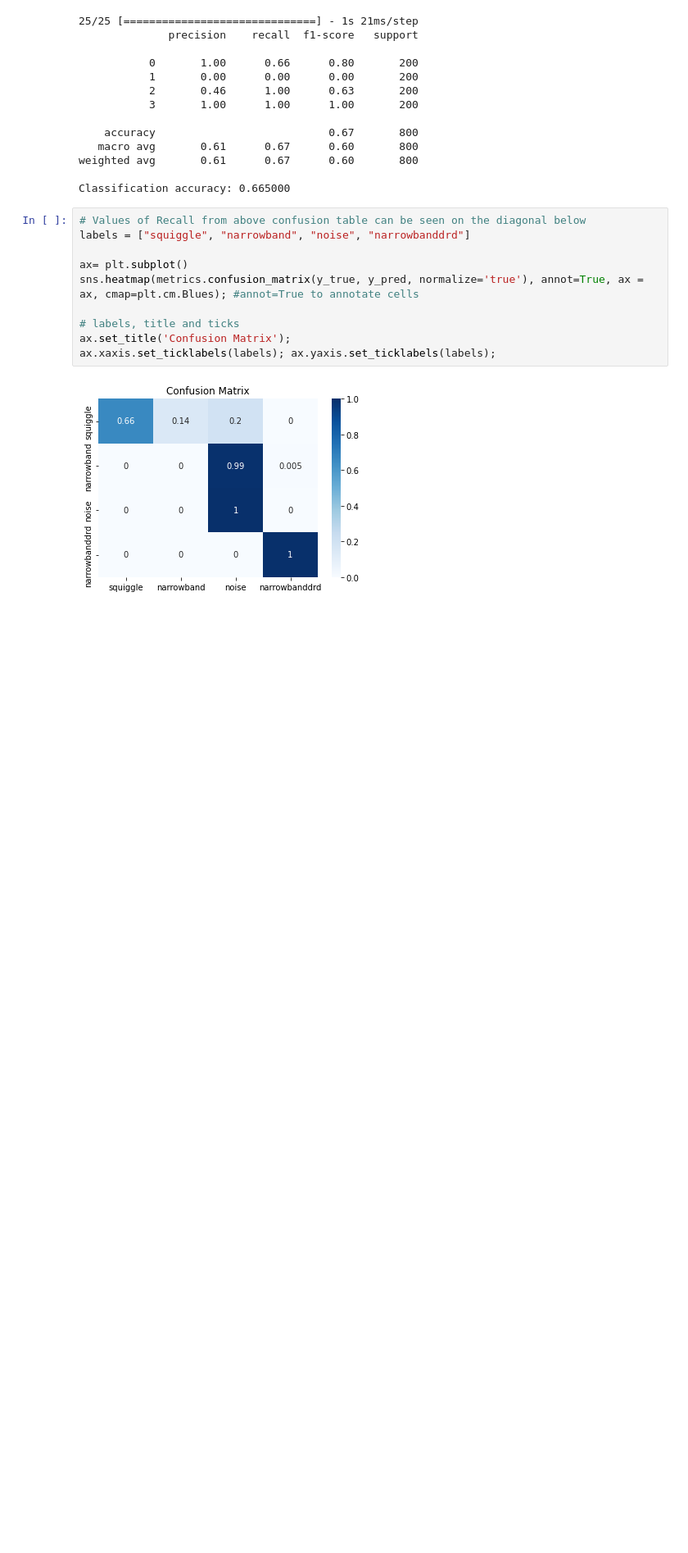
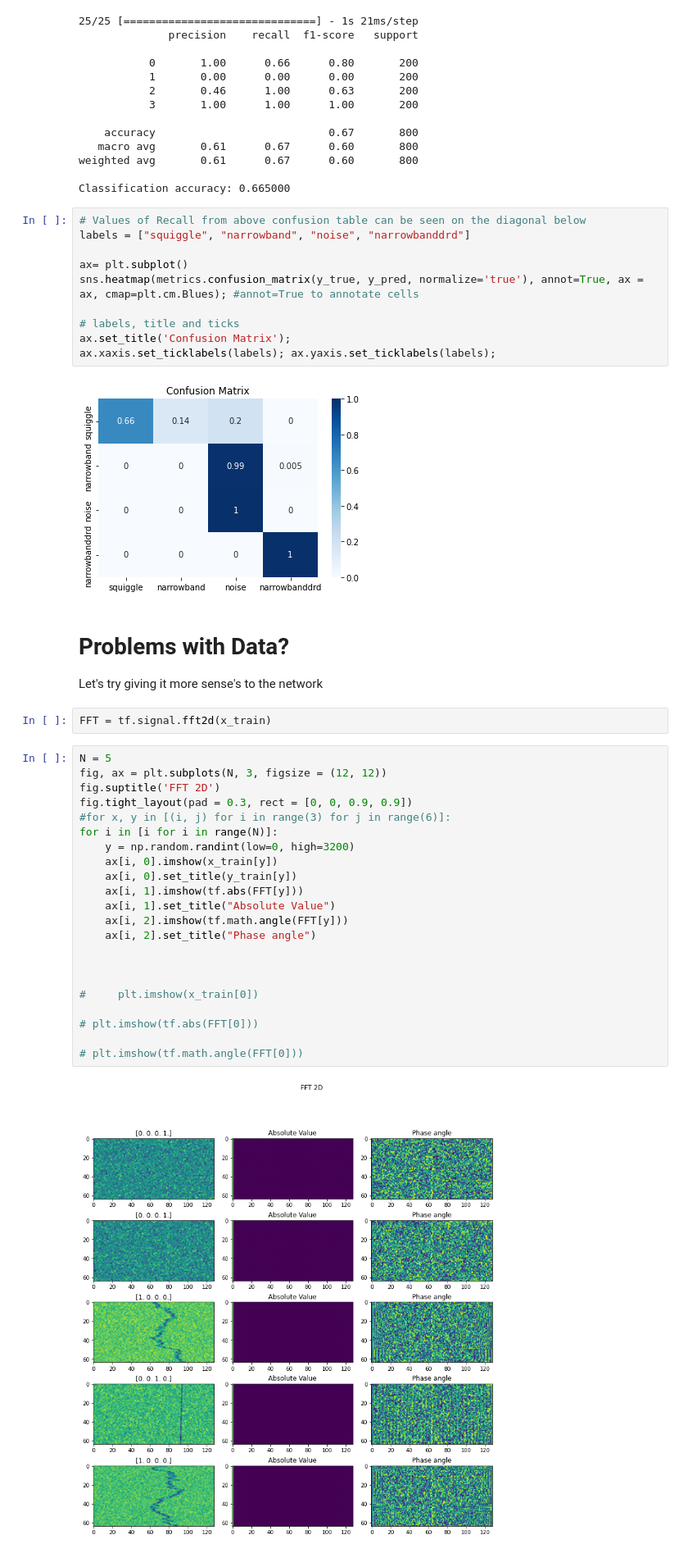
Before and after one commit to fnorambuenaver/LSSDS-Betelgeuse, a Jupyter notebook: 1_main.ipynb, the cells around one changed output. Shown at 82% size. Cells and saved outputs as stored; diff of their text form; blank space fills up the shorter version.

```diff
--- a/1_main.ipynb
+++ b/1_main.ipynb
@@ -458,3 +453,32 @@ ax.set_title('Confusion Matrix');
 ax.xaxis.set_ticklabels(labels); ax.yaxis.set_ticklabels(labels);
 # %% [output]
 [figure]
+# %% [markdown]
+# Problems with Data?
+Let's try giving it more sense's to the network
+# %%
+FFT = tf.signal.fft2d(x_train)
+# %%
+N = 5
+fig, ax = plt.subplots(N, 3, figsize = (12, 12))
+fig.suptitle('FFT 2D')
+fig.tight_layout(pad = 0.3, rect = [0, 0, 0.9, 0.9])
+#for x, y in [(i, j) for i in range(3) for j in range(6)]:
+for i in [i for i in range(N)]:
+    y = np.random.randint(low=0, high=3200)
+    ax[i, 0].imshow(x_train[y])
+    ax[i, 0].set_title(y_train[y])
+    ax[i, 1].imshow(tf.abs(FFT[y]))
+    ax[i, 1].set_title("Absolute Value")
+    ax[i, 2].imshow(tf.math.angle(FFT[y]))
+    ax[i, 2].set_title("Phase angle")
+
+
+
+#     plt.imshow(x_train[0])
+
+# plt.imshow(tf.abs(FFT[0]))
+
+# plt.imshow(tf.math.angle(FFT[0]))
+# %% [output]
+[figure, added]
```
Also changed, not shown: parts of 5 cells of this notebook.
